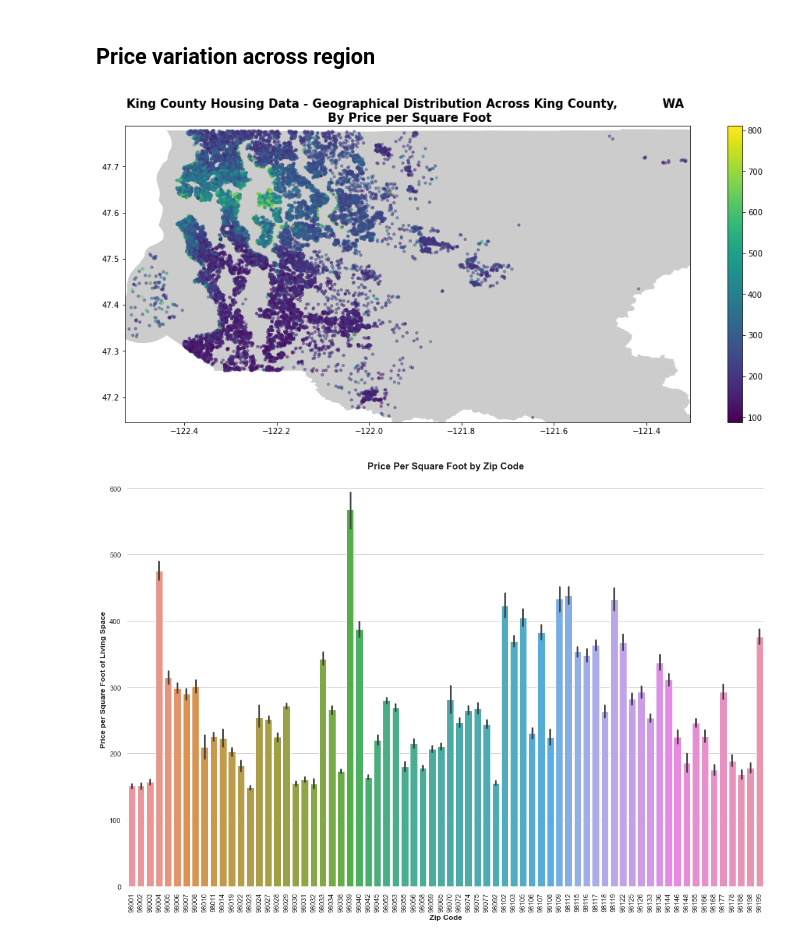
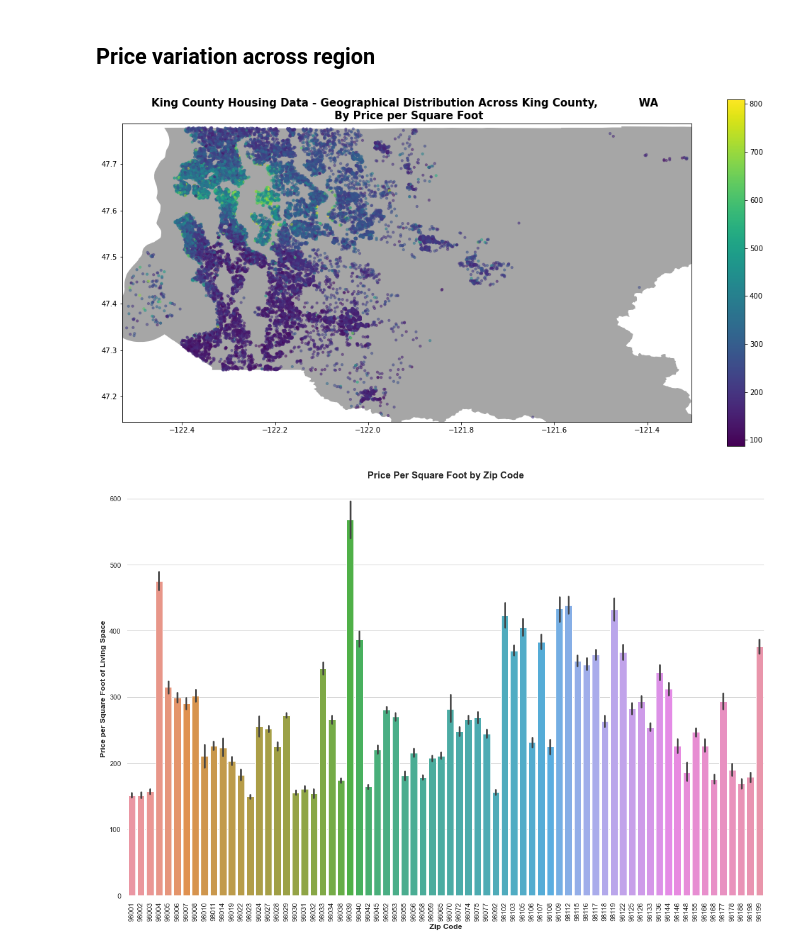
Before and after one commit to PZ808/KC_Real-Estate-Analysis, a Jupyter notebook: kingcounty_working/house_price_model.ipynb, the cells around one changed output. Drawn from its saved outputs; the diff is of its cells as text; code cells hidden in the pictures.

```diff
--- a/kingcounty_working/house_price_model.ipynb
+++ b/kingcounty_working/house_price_model.ipynb
@@ -163,18 +152,18 @@ KCo_map.set_crs(epsg=4326, inplace=True)
 geometry = [Point(xy) for xy in zip(df['long'], df['lat'])]
 geo_df = gpd.GeoDataFrame(df, geometry = geometry)
 # %%
-fig, ax = plt.subplots(figsize=(17,7))
-KCo_map.plot(ax=ax, alpha=0.4,color='grey')
+fig, ax = plt.subplots(figsize=(18,9))
+KCo_map.plot(ax=ax, alpha=0.7,color='grey')
 geo_df.plot(column=df['price_sqft'],ax=ax,alpha=0.5, legend=True,markersize=10)
 plt.title('King County Housing Data - Geographical Distribution Across King County, \
           WA \n By Price per Square Foot', fontsize=15,fontweight='bold')
 # set latitiude and longitude boundaries for map display
 plt.xlim(df.long.min()-0.01,df.long.max()+0.01)
 plt.ylim(df.lat.min()-0.01, df.lat.max()+0.01)
 
 plt.show()
 # %% [output]
-[figure, old version]
+[figure, new version]
 # %%
 sns.set_style('whitegrid')
 sns.set_context('notebook')
```
Also changed, not shown: parts of 59 cells of this notebook.
